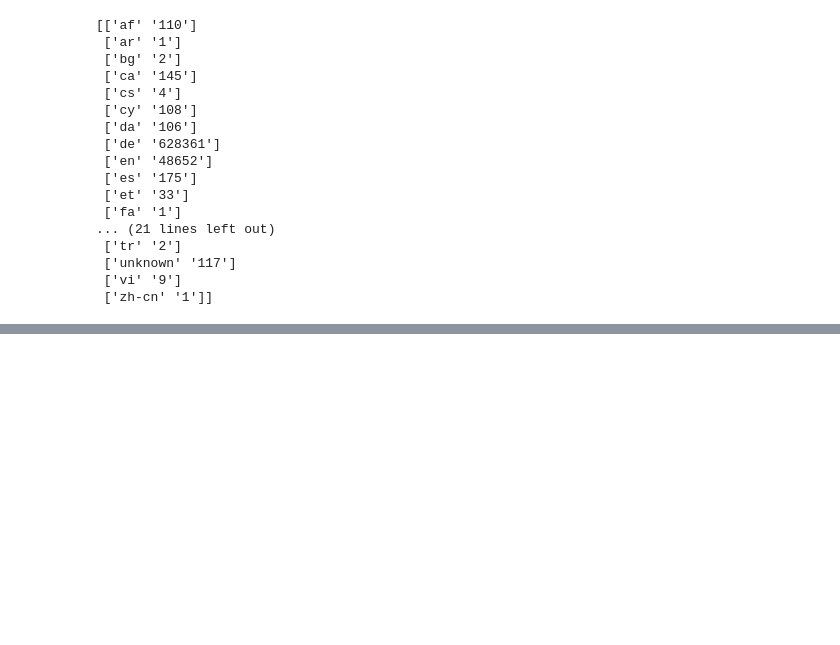
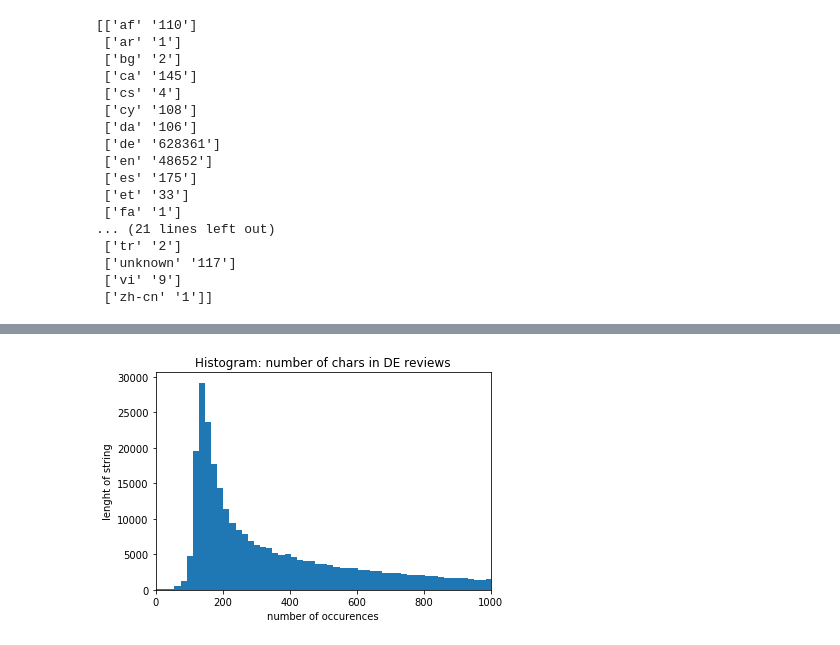
Before and after one commit to sorgmi/amazon_category_prediction, a Jupyter notebook: data/Amazon Reviews.ipynb, the cells around one changed output, grey strips where cells are left out. Cells and saved outputs as stored; diff of their text form; code cells hidden in the pictures; blank space fills up the shorter version.

```diff
--- a/data/Amazon Reviews.ipynb
+++ b/data/Amazon Reviews.ipynb
@@ -290,0 +336,9 @@ print (np.asarray((unique, counts)).T)
+# %%
+plt.hist(de_lenghts, bins='auto')
+plt.title("Histogram: number of chars in DE reviews")
+plt.xlim(0,1000)
+plt.ylabel("lenght of string")
+plt.xlabel("number of occurences")
+plt.show()
+# %% [output]
+[figure, added]
```
Also changed, not shown: parts of 11 cells of this notebook, 2 other files.
